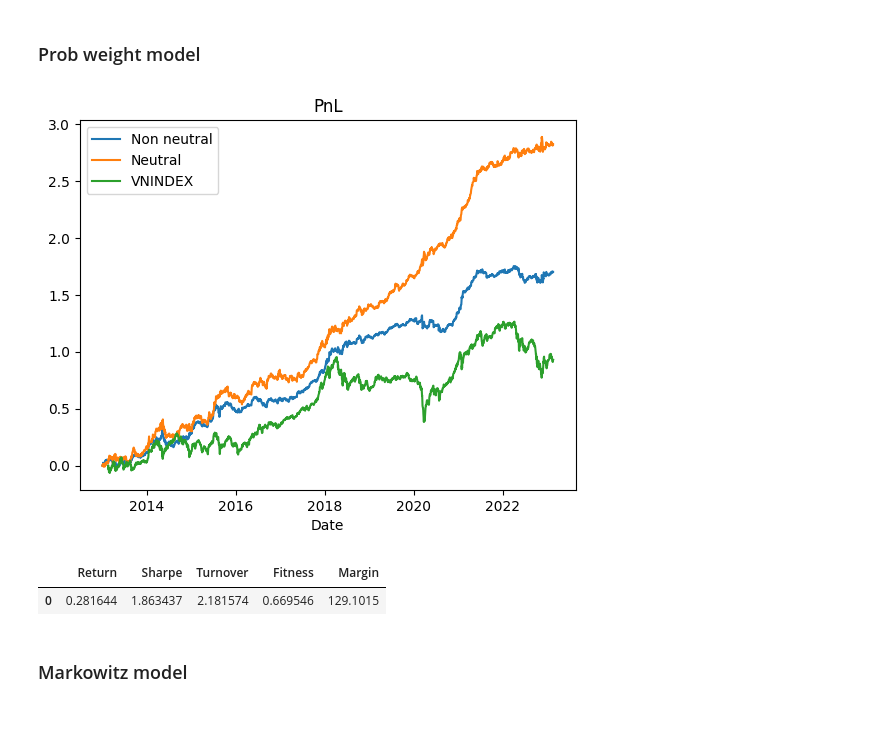
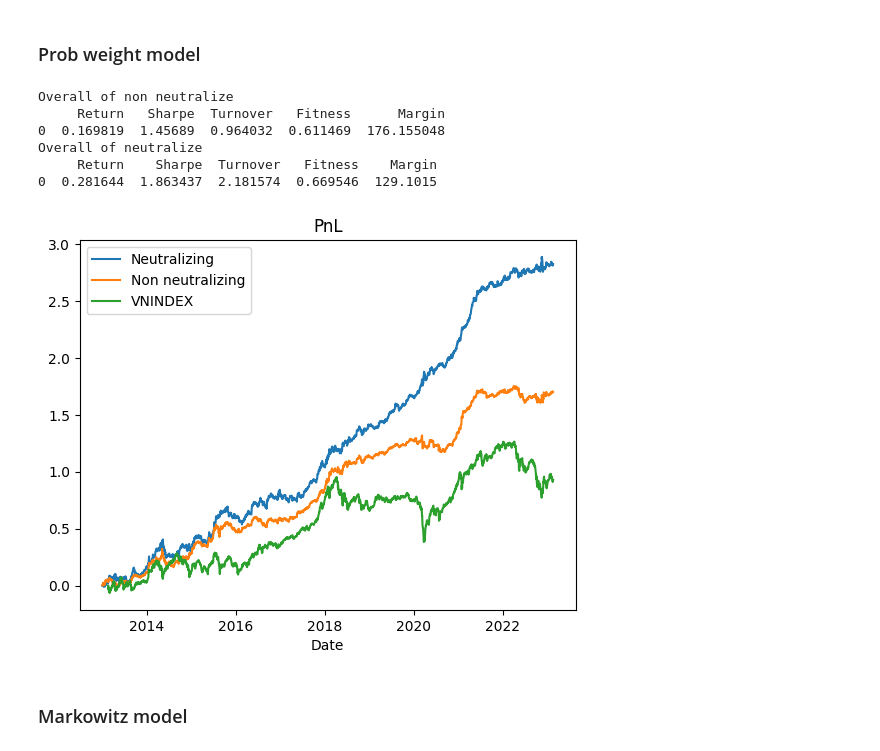
Before and after one commit to khanhtrinh2003/VN30-Strategy, a Jupyter notebook: main.ipynb, the cells around one changed output. Saved outputs shown, nothing was run; the diff lists cells and outputs as text; code cells hidden in the pictures; blank space fills up the shorter version.

```diff
--- a/main.ipynb
+++ b/main.ipynb
@@ -24,26 +24,19 @@ volume.index = pd.to_datetime(open.index)
 returns = close.pct_change()
 # %% [markdown]
 ### Prob weight model
-# %%
-prob = prob_weights(volume,5)
-
-w = weights(prob,neutrali=0)
-w1 = weights(prob,neutrali=1)
-
-a = Simresult(w,returns=returns)
-a.plot_pnl("Non neutral")
-
-b = Simresult(w1,returns=returns)
-b.plot_pnl("Neutral")
-
-plot_vnindex()
-# %% [output]
-[figure, removed]
-# %%
-b.get_overall()
-# %% [output]
-|  | Return | Sharpe | Turnover | Fitness | Margin |
-| 0 | 0.281644 | 1.863437 | 2.181574 | 0.669546 | 129.1015 |
+# %%
+prob = prob_weights(volume,5)
+kq = Stimulate(prob)
+kq.plot_pnl()
+kq.overall()
+# %% [output]
+Overall of non neutralize
+     Return   Sharpe  Turnover   Fitness      Margin
+0  0.169819  1.45689  0.964032  0.611469  176.155048
+Overall of neutralize
+     Return    Sharpe  Turnover   Fitness    Margin
+0  0.281644  1.863437  2.181574  0.669546  129.1015
+[figure, added]
 # %% [markdown]
 ### Markowitz model
 # %%
```
Also changed, not shown: parts of 2 cells of this notebook.
